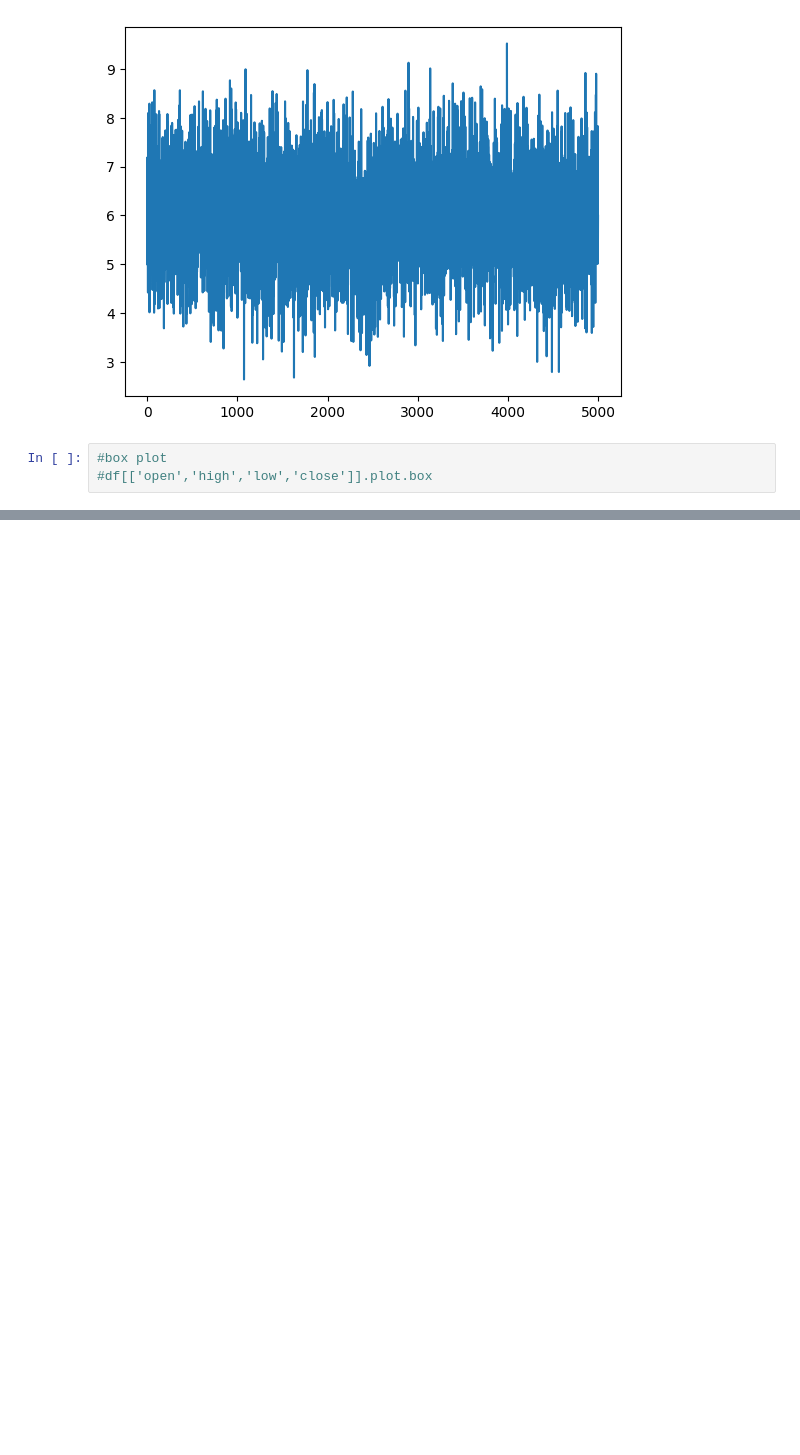
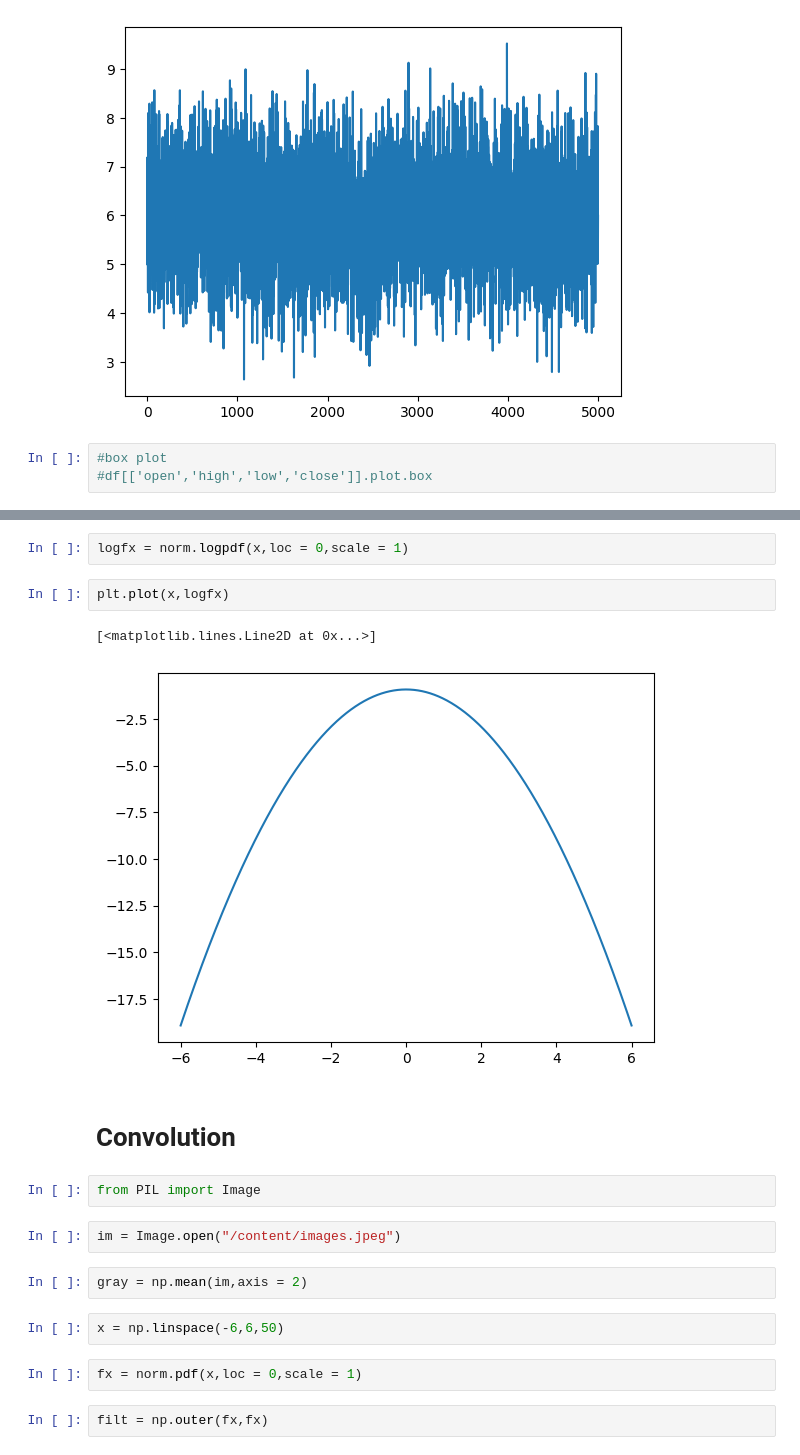
Before and after one commit to yeesem/Python, a Jupyter notebook: Pandas_Deep_Learning_Prerequisites.ipynb, the cells around one changed output, grey strips where cells are left out. Drawn from its saved outputs; the diff is of its cells as text; blank space fills up the shorter version.

```diff
--- a/Pandas_Deep_Learning_Prerequisites.ipynb
+++ b/Pandas_Deep_Learning_Prerequisites.ipynb
@@ -242,0 +266,21 @@ df['Avg. Area House Age'].plot()
+# %%
+logfx = norm.logpdf(x,loc = 0,scale = 1)
+# %%
+plt.plot(x,logfx)
+# %% [output]
+[<matplotlib.lines.Line2D at 0x...>]
+[figure, added]
+# %% [markdown]
+# **Convolution**
+# %%
+from PIL import Image
+# %%
+im = Image.open("/content/images.jpeg")
+# %%
+gray = np.mean(im,axis = 2)
+# %%
+x = np.linspace(-6,6,50)
+# %%
+fx = norm.pdf(x,loc = 0,scale = 1)
+# %%
+filt = np.outer(fx,fx)
```
Also changed, not shown: parts of 12 cells of this notebook.
